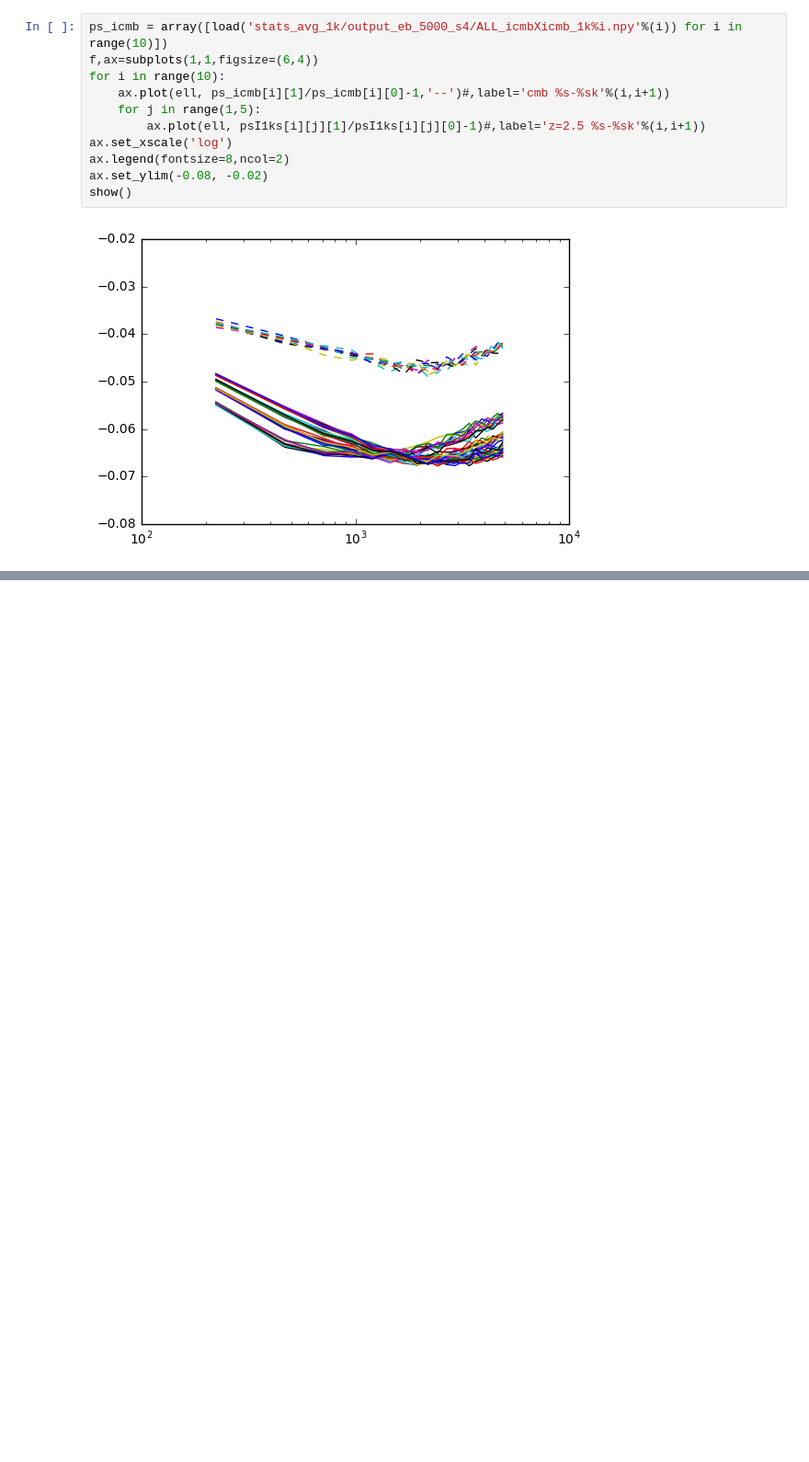
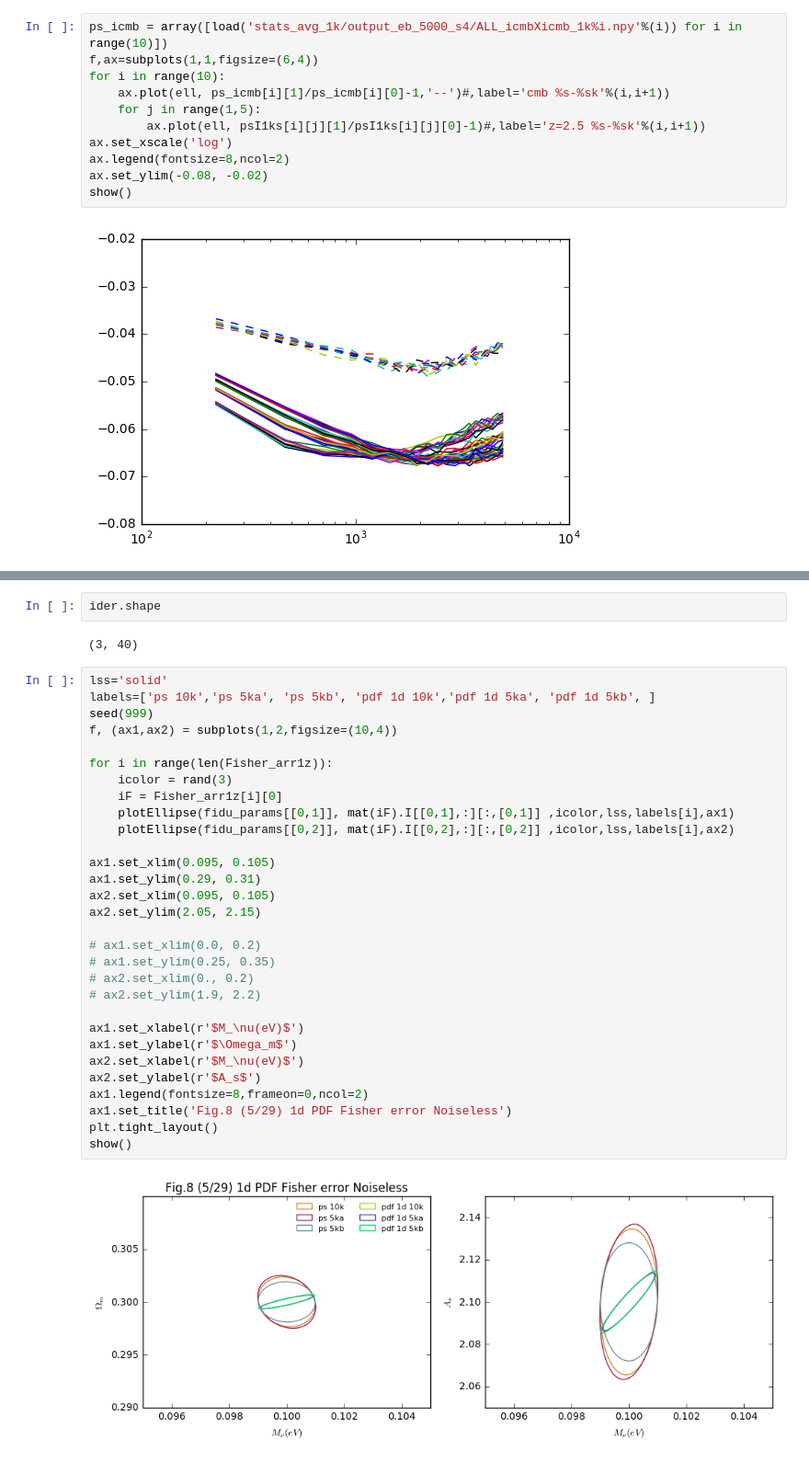
Before and after one commit to liuxx479/PDFs, a Jupyter notebook: test_10k.ipynb, the cells around one changed output, grey strips where cells are left out. Shown at 92% size. Cells and saved outputs as stored; diff of their text form; blank space fills up the shorter version.

```diff
--- a/test_10k.ipynb
+++ b/test_10k.ipynb
@@ -573,0 +643,36 @@ psI1 = psI[1]
+# %%
+ider.shape
+# %% [output]
+(3, 40)
+# %%
+lss='solid'
+labels=['ps 10k','ps 5ka', 'ps 5kb', 'pdf 1d 10k','pdf 1d 5ka', 'pdf 1d 5kb', ]
+seed(999)
+f, (ax1,ax2) = subplots(1,2,figsize=(10,4))
+
+for i in range(len(Fisher_arr1z)):
+    icolor = rand(3)
+    iF = Fisher_arr1z[i][0]
+    plotEllipse(fidu_params[[0,1]], mat(iF).I[[0,1],:][:,[0,1]] ,icolor,lss,labels[i],ax1)
+    plotEllipse(fidu_params[[0,2]], mat(iF).I[[0,2],:][:,[0,2]] ,icolor,lss,labels[i],ax2)
+
+ax1.set_xlim(0.095, 0.105)
+ax1.set_ylim(0.29, 0.31)
+ax2.set_xlim(0.095, 0.105)
+ax2.set_ylim(2.05, 2.15)
+
+# ax1.set_xlim(0.0, 0.2)
+# ax1.set_ylim(0.25, 0.35)
+# ax2.set_xlim(0., 0.2)
+# ax2.set_ylim(1.9, 2.2)
+
+ax1.set_xlabel(r'$M_\nu(eV)$')
+ax1.set_ylabel(r'$\Omega_m$')
+ax2.set_xlabel(r'$M_\nu(eV)$')
+ax2.set_ylabel(r'$A_s$')
+ax1.legend(fontsize=8,frameon=0,ncol=2)
+ax1.set_title('Fig.8 (5/29) 1d PDF Fisher error Noiseless')
+plt.tight_layout()
+show()
+# %% [output]
+[figure, added]
```
Also changed, not shown: parts of 7 cells of this notebook.
